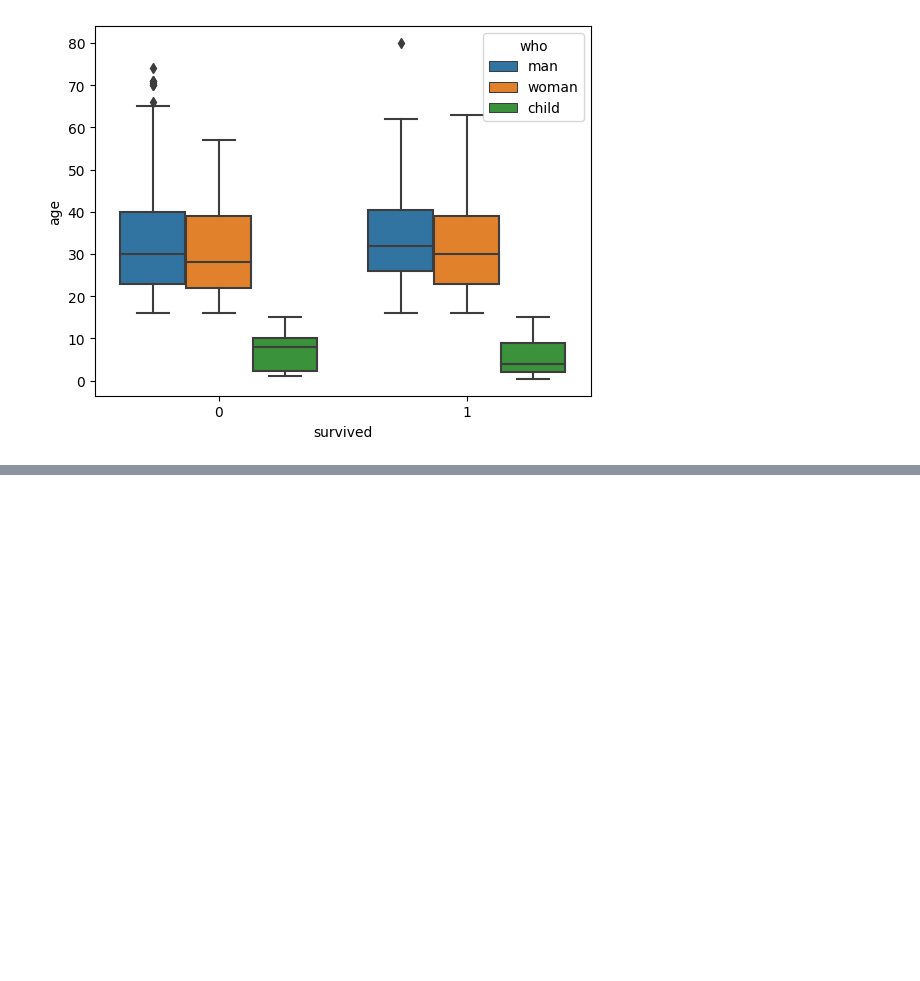
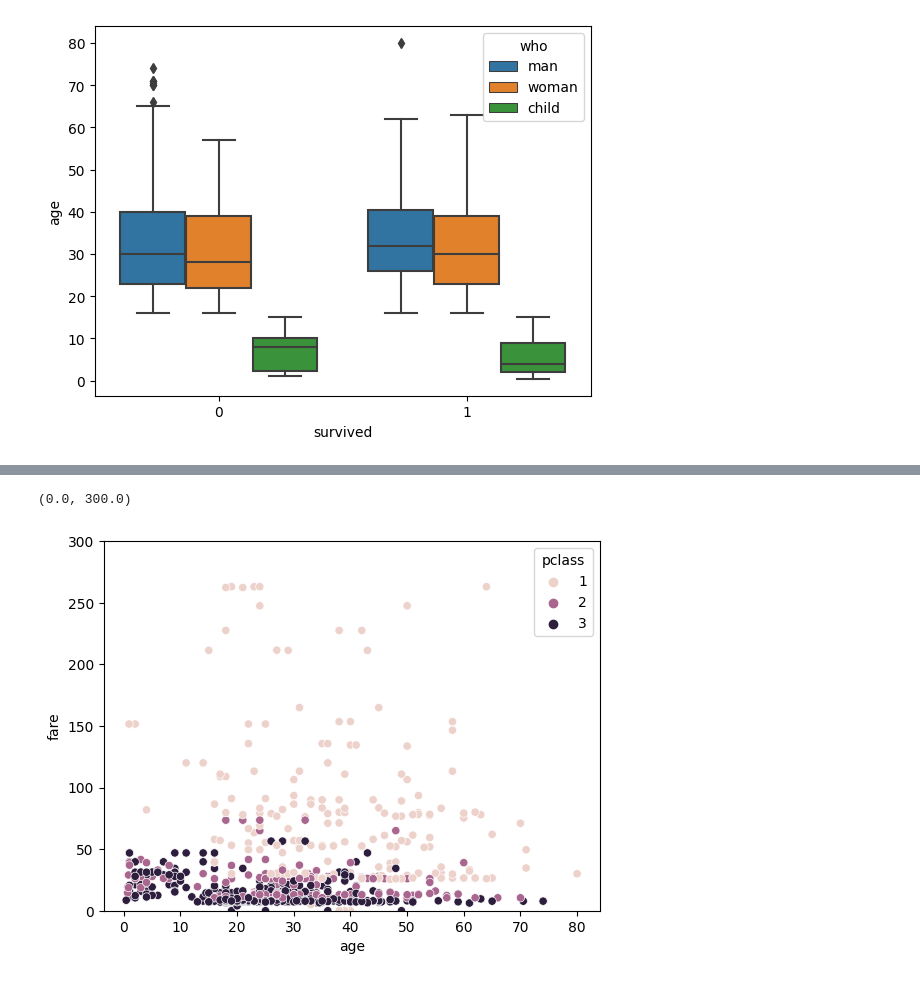
Before and after one commit to mursaleen-sengr/EDA_Practice, a Jupyter notebook: EDA.ipynb, the cells around one changed output, grey strips where cells are left out. Cells and saved outputs as stored; diff of their text form; code cells hidden in the pictures; blank space fills up the shorter version.

Commit message:
starting working plots

```diff
--- a/EDA.ipynb
+++ b/EDA.ipynb
@@ -419,0 +423,6 @@ sns.boxplot(y="age",x="survived",hue='who',data=df)
+# %%
+sns.scatterplot(x="age",y="fare",data=df,hue="pclass")
+plt.ylim(0,300)
+# %% [output]
+(0.0, 300.0)
+[figure, added]
```
Also changed, not shown: parts of 3 cells of this notebook.
